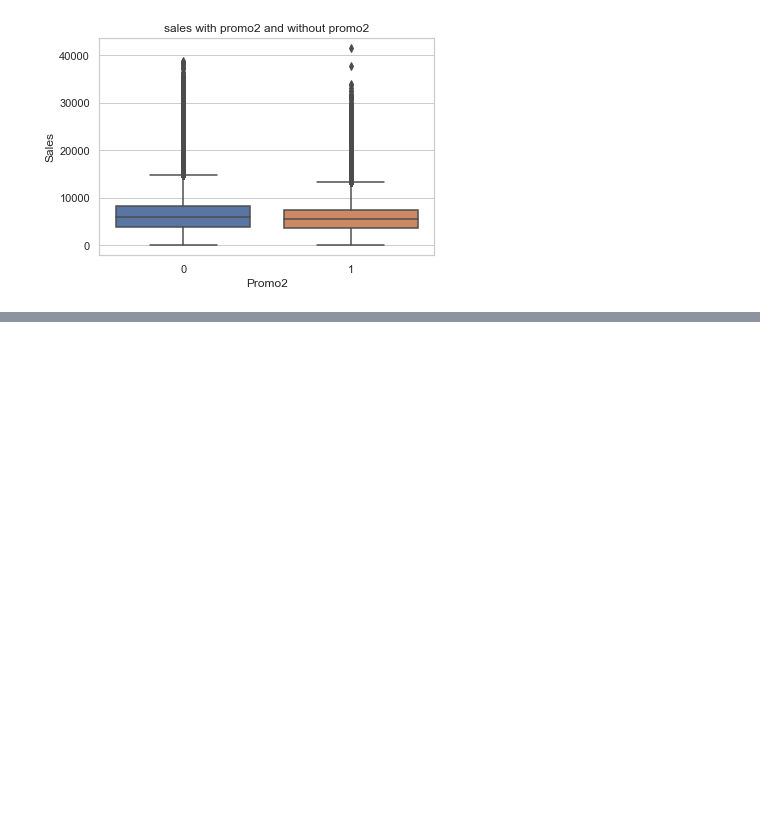
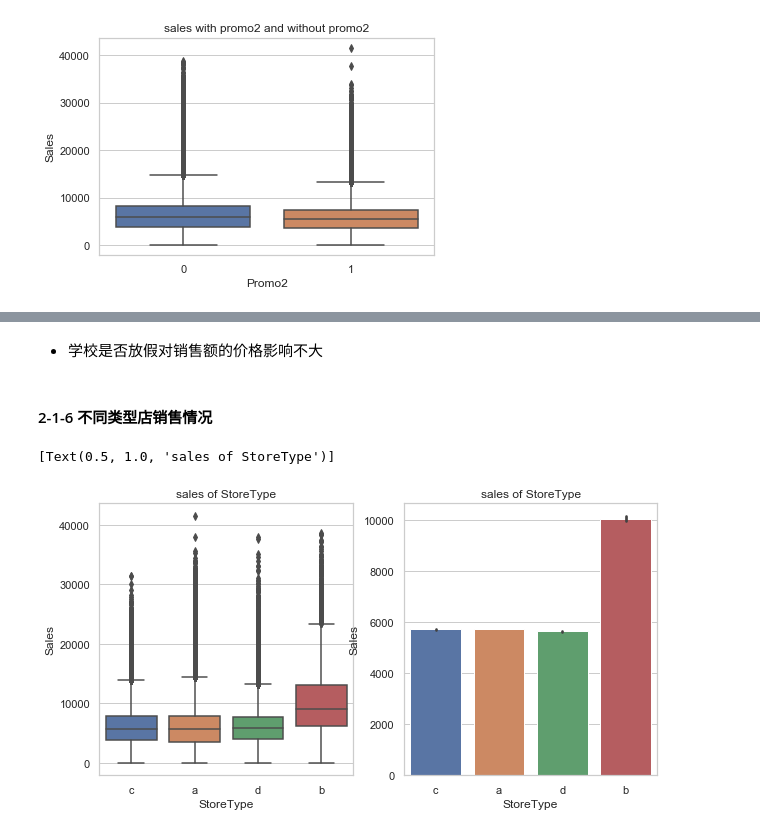
Before and after one commit to duzeng/MLND_CN_Capstone, a Jupyter notebook: Capstone_Project.ipynb, the cells around one changed output, grey strips where cells are left out. Cells and saved outputs as stored; diff of their text form; code cells hidden in the pictures; blank space fills up the shorter version.

```diff
--- a/Capstone_Project.ipynb
+++ b/Capstone_Project.ipynb
@@ -461,0 +494,13 @@ ax[1].set(**{'title':'有无promo2的店铺的平均每天销售情况对比(平
+# %% [markdown]
++ 学校是否放假对销售额的价格影响不大
+# %% [markdown]
+#### 2-1-6 不同类型店销售情况
+# %%
+fig,ax=plt.subplots(1,2,figsize=(10,5))
+sns.boxplot(y='Sales',x='StoreType',data=data_train_store,ax=ax[0])
+ax[0].set(**{'title':'sales of StoreType'})
+sns.barplot(y='Sales',x='StoreType',data=data_train_store,ax=ax[1])
+ax[1].set(**{'title':'sales of StoreType'})
+# %% [output]
+[Text(0.5, 1.0, 'sales of StoreType')]
+[figure, added]
```
Also changed, not shown: parts of 20 cells of this notebook.
